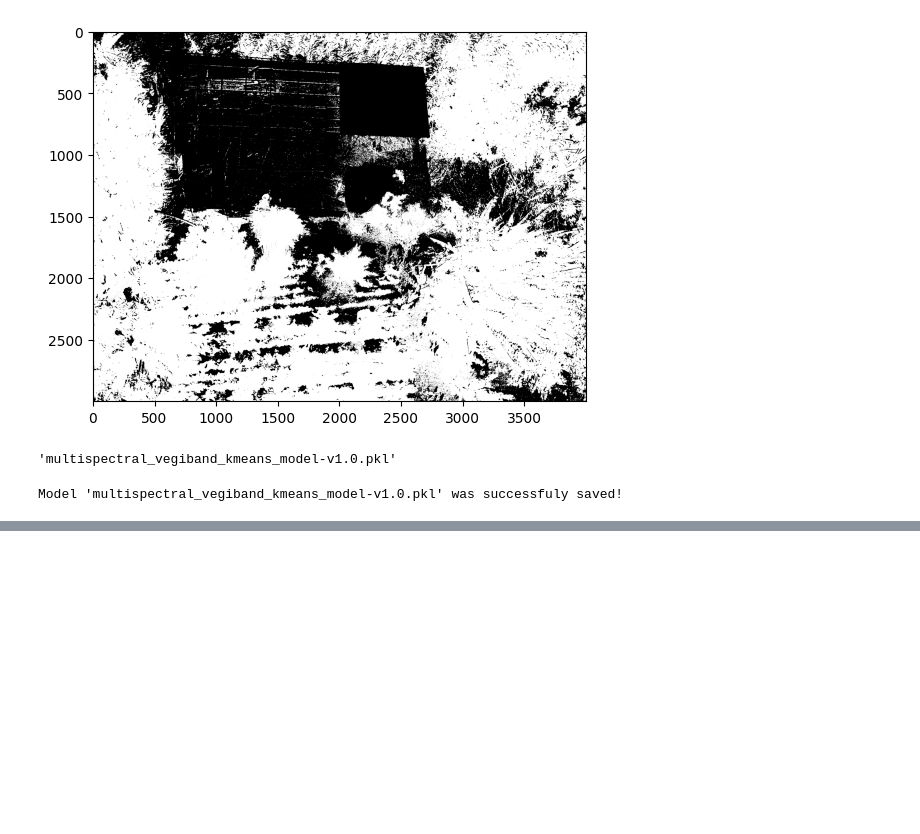
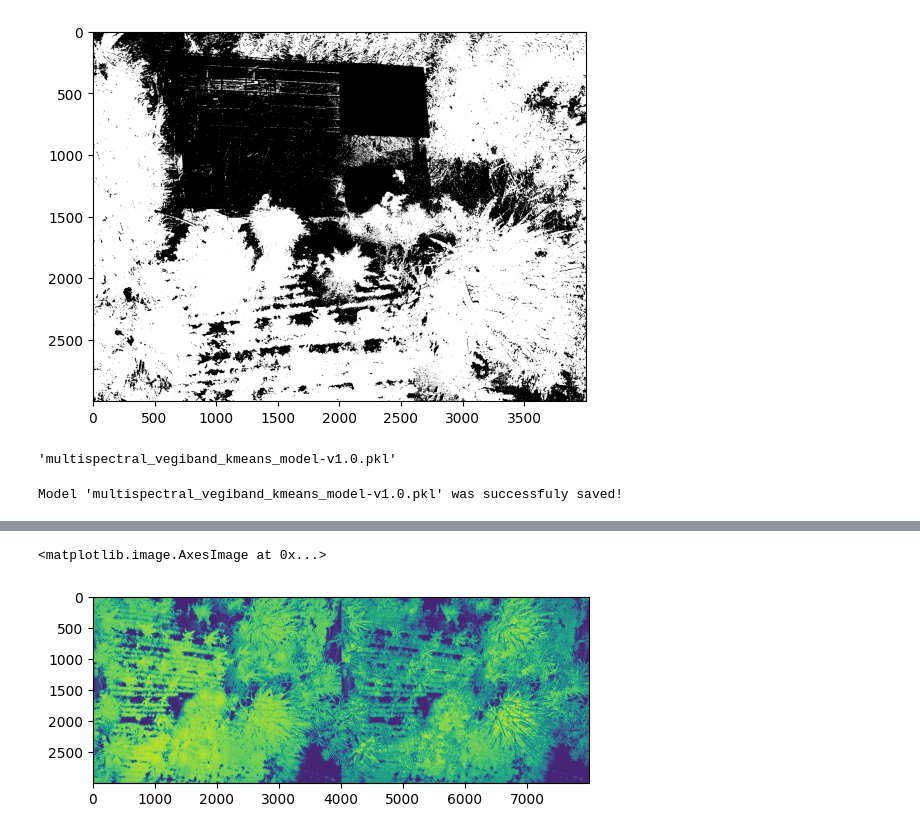
Before and after one commit to rs2lab/survey3-water-stress-detection, a Jupyter notebook: water_stress_detection.ipynb, the cells around one changed output, grey strips where cells are left out. Drawn from its saved outputs; the diff is of its cells as text; code cells hidden in the pictures; blank space fills up the shorter version.

```diff
--- a/water_stress_detection.ipynb
+++ b/water_stress_detection.ipynb
@@ -98,0 +113,11 @@ Model 'multispectral_vegiband_kmeans_model-v1.0.pkl' was successfuly saved!
+# %%
+mim_ndvi = mim.ndvi()
+mim_gndvi = mim.gndvi()
+
+mim_ndvi_thresh = MultispectralImage(mim_ndvi.image * mask, mim_ndvi.metadata)
+mim_gndvi_thresh = MultispectralImage(mim_gndvi.image * mask, mim_gndvi.metadata)
+
+plt.imshow(np.hstack([mim_ndvi_thresh.image, mim_gndvi_thresh.image]))
+# %% [output]
+<matplotlib.image.AxesImage at 0x...>
+[figure, added]
```
Also changed, not shown: parts of 4 cells of this notebook.
